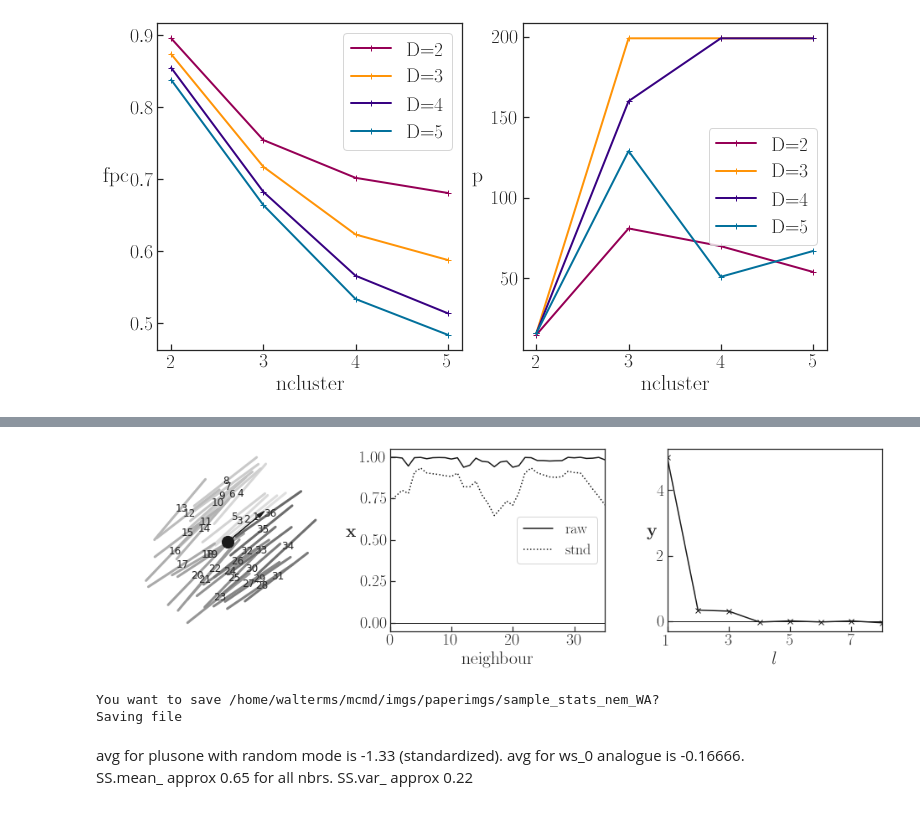
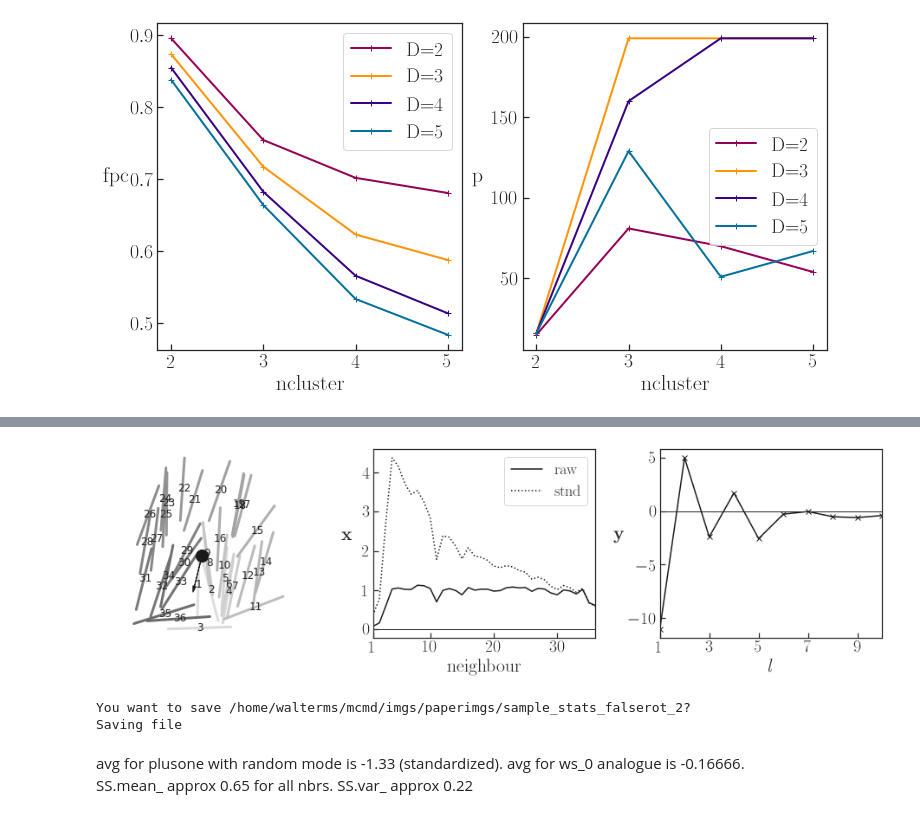
Before and after one commit to m-walters/mcmd, a Jupyter notebook: nn/pca/pca.ipynb, the cells around one changed output, grey strips where cells are left out. Saved outputs shown, nothing was run; the diff lists cells and outputs as text; code cells hidden in the pictures.

```diff
--- a/nn/pca/pca.ipynb
+++ b/nn/pca/pca.ipynb
@@ -277,14 +277,17 @@ wi = 1
 # For sigdim higher than 2, have to use means of higher dimensions
 # It turns out that the transform preserves the 0 means so just use 0
 f,ax = plt.subplots(1,2,figsize=(16,6))
-dws0 = np.linspace(-15,15,20)
-dws1 = np.array([-5.,-3,-1,1,3,4,3,2,1,0,-1,-2,-3,-2,-1,0,1,2,3,4])
-dws2 = np.sin(twopi*np.linspace(-1,1,20))*3.5
 
-for i in range(20):
+npt = 12
+dws0 = np.linspace(-10,1,npt)
+dws1 = np.linspace(4,-5,npt)
+# dws2 = np.sin(twopi*np.linspace(-1,1,20))*3.5
+
+labels = [None for _ in range(npt)]
+for i in range(npt):
     test = np.zeros((K))
-    test[:3] = [dws0[i],dws1[i],dws2[i]]
-    col = tuple(np.array([0,0.5,1.0*(1.0-i/20.)]))
+    test[:2] = [dws0[i],dws1[i]]
+    col = tuple([0,0.5,1.0*(1.0-i/float(npt))])
     # test = samp.reshape(10)
     if use_quadrature:
         print "You can't pca inverse the quad features"
@@ -296,6 +299,7 @@ for i in range(20):
         ax[0].plot(test_nbrs,c=col)
         # ax[0].set_ylim(-1,1)
 
+
 wi = 1
 # ax[1].plot(test_nbrs_trans[0])
 # Q = np.array([np.dot(test_nbrs_trans,ww) for ww in ws])
@@ -369,8 +373,8 @@ if use_kmeans:
 
 elif use_dims:
     # Use pca dims for coloring RGB
-    b = 0.2
-    r = 0.8
+    b = 0.3
+    r = 0.7
     P = Y[:,:3]
     P = np.subtract(P,minsats)
     P = np.subtract(P,b*maxsats)
@@ -417,14 +421,14 @@ import tools
 reload(tools)
 from tools import *
 
-edge = 7.00
+edge = 9.95
 run = "edge_3_"+"%0.2f"%(edge) # has 278 snaps
 fname = "/home/walterms/mcmd/nn/data/unlbl/"+run
 globaledge = edge
 nrod = 28**2
 
 # edge = 6.324 # xtud edge
-# run = "T"
+# run = "X"
 # # fname = "/home/walterms/mcmd/nn/data/unlbl/"+run # has 21 snaps
 # fname = "/home/walterms/mcmd/nn/data/templates/"+run # has 2 snaps
 # globaledge = edge
@@ -437,12 +441,12 @@ nrod = 28**2
 # nrod = 60**2
 
 # edge = 3.
-# run = "minushalf_small"
+# run = "plushalf_small"
 # fname = "/home/walterms/mcmd/nn/data/defects/"+run # 1001 for smalls
 # globaledge = 5.
 # nrod = 6**2
 
-nblskip = 1 # -1 produces the last snap
+nblskip = 13 # -1 produces the last snap
 nx = 20
 nprobe = nx**2
 L = 1.0
@@ -566,7 +570,7 @@ ax0 = fig.add_subplot(grid[0])
 ax1 = fig.add_subplot(grid[1])
 ax2 = fig.add_subplot(grid[2])
 
-ix, iy = 8,11 # x is left-right, y is top-down mod nx (7,8 is tough)
+ix, iy = 17,17 # x is left-right, y is top-down mod nx (7,8 is tough)
 iprob = iy*nx + ix
 # 209, defect minusone, nblskip 1 is a perfect X state
 
@@ -585,52 +589,53 @@ px ,py = np.mean(test_nbrs[:,0]), np.mean(test_nbrs[:,1])
 
 aL = 0.5
 alph = alphas[iprob]
 hx, hy = aL*cos(alph), aL*sin(alph)
 ax0.scatter(px,py,s=200,marker='o',c='k',zorder=40)
 ax0.arrow(px,py,hx,hy, head_width=0.05, head_length=0.1, fc='k', ec='k',zorder=40)
 
 # Set custom ticks
 # ax0.set_xticks([])
 # ax0.set_yticks([])
 ax0.axis('off')
 ax0.set_aspect("equal")
 # ax0.text(-0.3,0.5,'(b)',
 #     horizontalalignment='left',
 #     transform=ax0.transAxes)
 plt.subplots_adjust(wspace=0.3)
 
+xnbrs = np.arange(1,n_nbr+1)
 if use_scaling:
-    ax1.plot(features_raw[iprob], "-k", label=r'raw')
-    ax1.plot(features[iprob],':k',label=r'stnd')
+    ax1.plot(xnbrs,features_raw[iprob], "-k", label=r'raw')
+    ax1.plot(xnbrs,features[iprob],':k',label=r'stnd')
     ax1.legend(fontsize="small")
 else:
-    ax1.plot(features[irpob],'-k')
+    ax1.plot(xnbrs,features[irpob],'-k')
 plotLine(0,0,nft,0,c='k',ax=ax1,lw=1.0)
-ax1.set_xlim(0,nft-1)
-ax1.set_ylabel(r'$\mathbf{x}$',rotation="horizontal",labelpad=10)
+ax1.set_xlim(1,nft)
+ax1.set_xticks([1,10,20,30])
+ax1.set_ylabel(r'$\mathbf{x}$',rotation="horizontal",labelpad=18)
 ax1.set_xlabel("neighbour")
-
 
 ax2.plot(np.arange(1,K+1),pca_feats[iprob],'x-',c='k')
 plotLine(0,0,K,0,c='k',ax=ax2,lw=1.0)
 # ax1.set_ylim(0,1)
 ax2.set_xlim(1,K)
 ax2.set_xlabel(r'$l$')
-ax2.set_ylabel(r'$\mathbf{y}$',rotation="horizontal",labelpad=6)
+ax2.set_ylabel(r'$\mathbf{y}$',rotation="horizontal",labelpad=10)
 _=ax2.set_xticks(np.arange(1,K+1,2))
 # %% [output]
-[figure, old version]
+[figure, new version]
 # %%
 savedir = "/home/walterms/mcmd/imgs/paperimgs/"
 # savename = savedir+"prob_stats_"+run+"_"+str(nblskip)
-savename = savedir+"sample_stats_nem_"+method
+savename = savedir+"sample_stats_falserot_2"
 ans = raw_input("You want to save "+savename+"?")
 if ans != "no":
     print "Saving file"
 #     f.savefig(savename+".eps",pad_inches=0)
     fig.savefig(savename+".eps",bbox_inches='tight',dpi="figure")
 # %% [output]
-You want to save /home/walterms/mcmd/imgs/paperimgs/sample_stats_nem_WA?
+You want to save /home/walterms/mcmd/imgs/paperimgs/sample_stats_falserot_2?
 Saving file
 # %% [markdown]
 avg for plusone with random mode is -1.33 (standardized).
```
Also changed, not shown: parts of 12 cells of this notebook, 4 other files.
